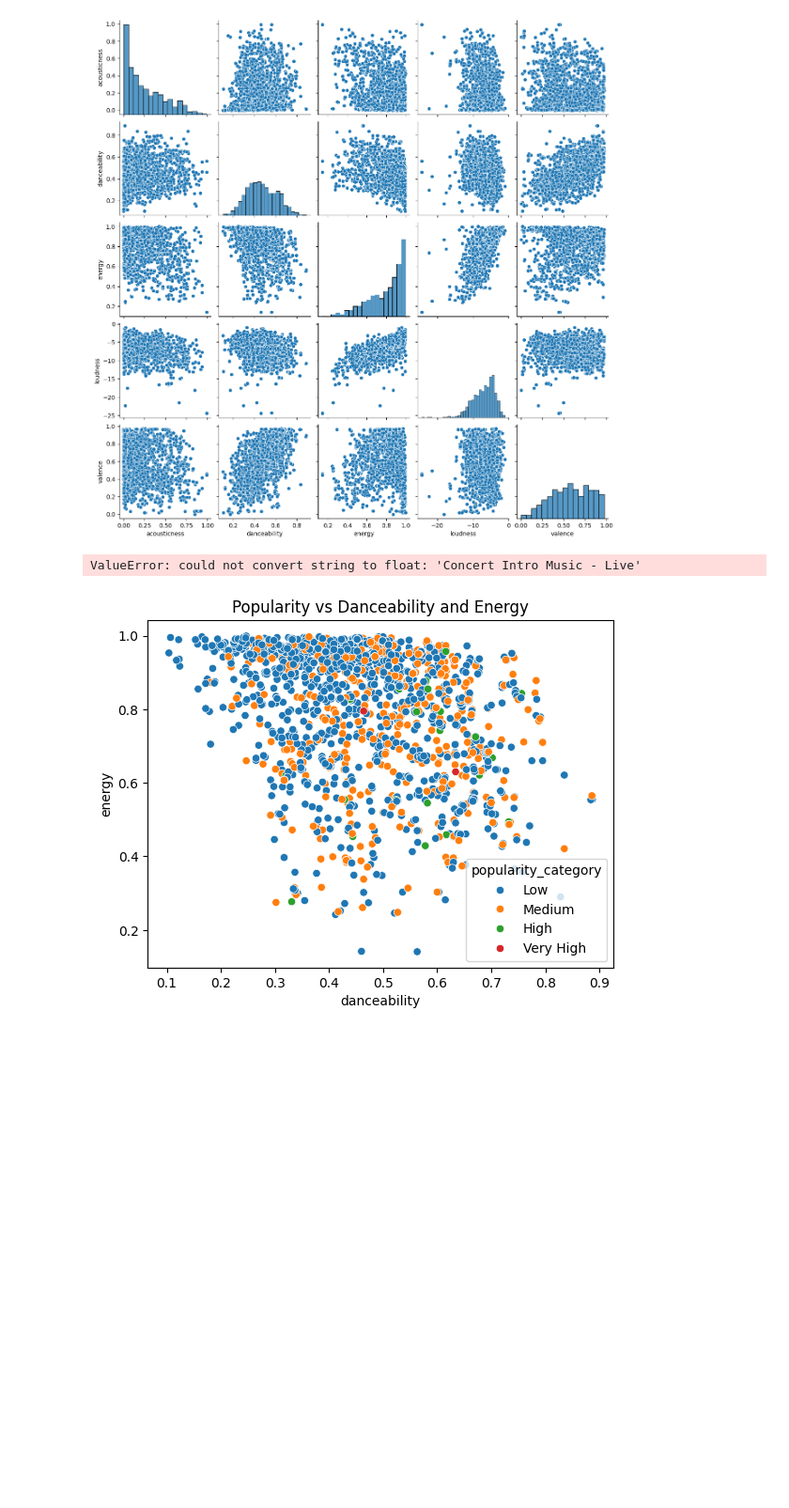
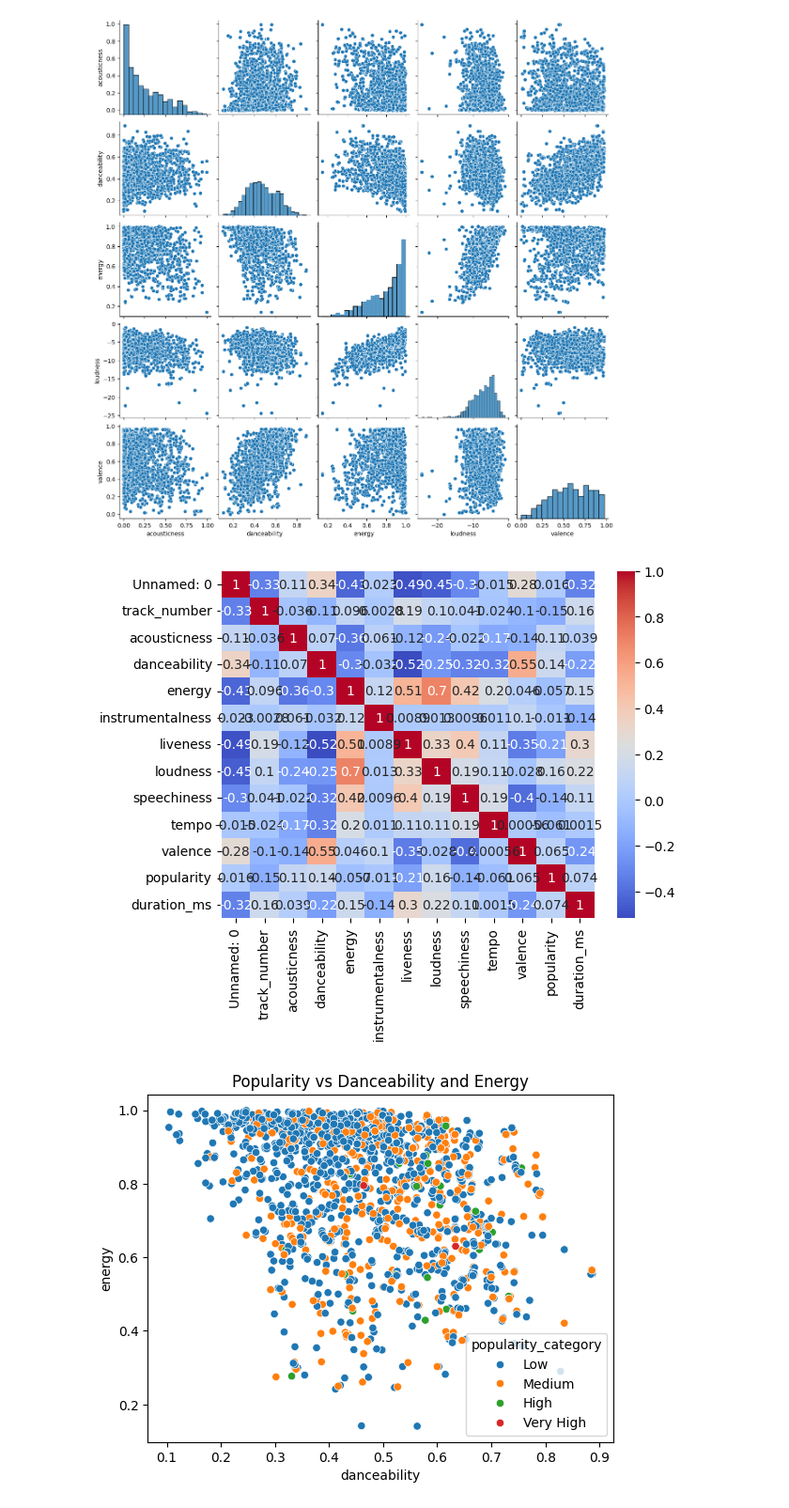
Before and after one commit to ishan-rawat1/SpotifyProject, a Jupyter notebook: spotify.ipynb, the cells around one changed output. Shown at 94% size. Drawn from its saved outputs; the diff is of its cells as text; code cells hidden in the pictures; blank space fills up the shorter version.

Commit message:
Fixing errors

```diff
--- a/spotify.ipynb
+++ b/spotify.ipynb
@@ -93,12 +94,17 @@ plt.show()
 # %% [output]
 [figure]
 # %%
-# Correlation matrix
-correlation_matrix = data.corr()
+# Select only numeric columns for the correlation matrix
+numeric_data = data.select_dtypes(include=[np.number])
+
+# Calculate the correlation matrix
+correlation_matrix = numeric_data.corr()
+
+# Create the heatmap
 sns.heatmap(correlation_matrix, annot=True, cmap='coolwarm')
 plt.show()
 # %% [output]
-ValueError: could not convert string to float: 'Concert Intro Music - Live'
+[figure, added]
 # %%
 # Popularity analysis
 sns.scatterplot(x='danceability', y='energy', hue='popularity_category', data=data)
```
Also changed, not shown: parts of 1 cell of this notebook, 2 other files.
